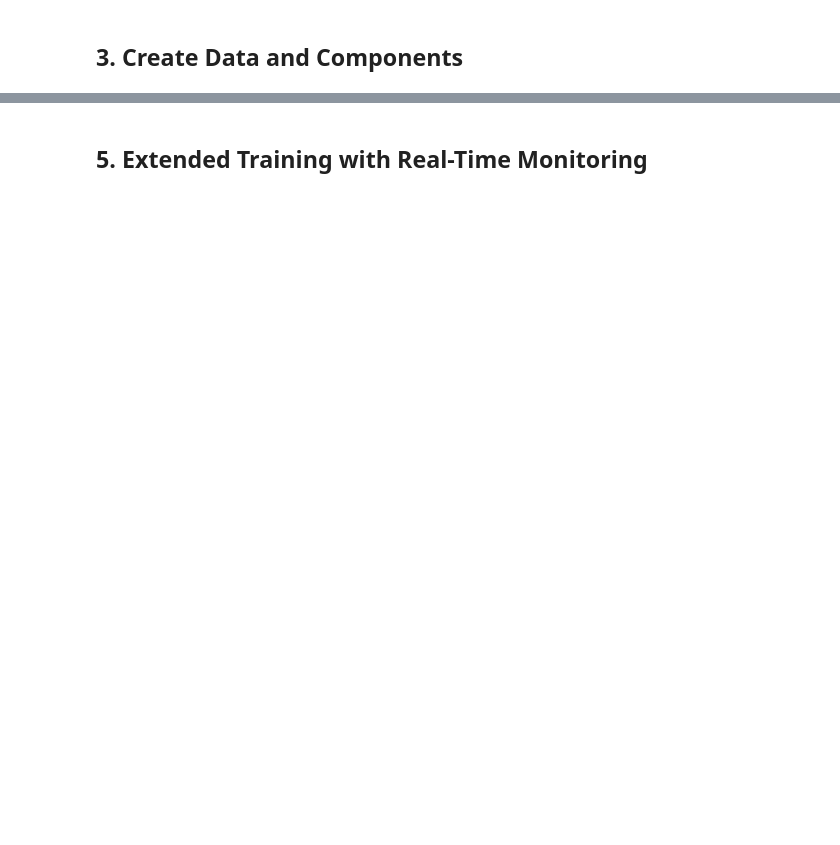
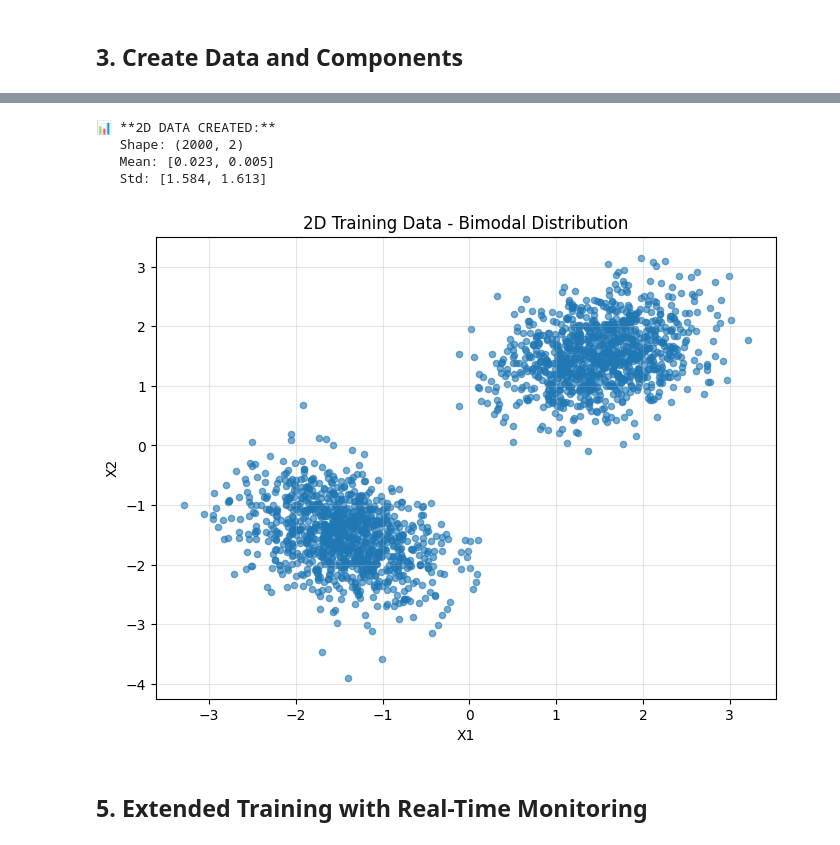
Before and after one commit to MarcoAntonioCartia/QNNCV, a Jupyter notebook: tutorials/new_architecture_qgan_wide.ipynb, the cells around one changed output, grey strips where cells are left out. Drawn from its saved outputs; the diff is of its cells as text; code cells hidden in the pictures; blank space fills up the shorter version.

```diff
--- a/tutorials/new_architecture_qgan_wide.ipynb
+++ b/tutorials/new_architecture_qgan_wide.ipynb
@@ -259,3 +142,54 @@ Enhanced training monitor created ✓
+# %%
+# Create your 2D synthetic data
+def create_2d_data(n_samples=100):
+    """Create interesting 2D data for quantum GAN training."""
+
+    # Two-mode mixture (like your bimodal data)
+    n_mode1 = n_samples // 2
+    n_mode2 = n_samples - n_mode1
+
+    # Mode 1: Gaussian cluster
+    mode1 = np.random.multivariate_normal(
+        mean=[1.5, 1.5],
+        cov=[[0.3, 0.1], [0.1, 0.3]],
+        size=n_mode1
+    )
+
+    # Mode 2: Gaussian cluster
+    mode2 = np.random.multivariate_normal(
+        mean=[-1.5, -1.5],
+        cov=[[0.3, -0.1], [-0.1, 0.3]],
+        size=n_mode2
+    )
+
+    # Combine
+    data = np.vstack([mode1, mode2])
+    np.random.shuffle(data)
+
+    return tf.constant(data, dtype=tf.float32)
+
+# Create dataset
+real_data = create_2d_data(2000)
+
+print("📊 **2D DATA CREATED:**")
+print(f"   Shape: {real_data.shape}")
+print(f"   Mean: [{real_data.numpy().mean(axis=0)[0]:.3f}, {real_data.numpy().mean(axis=0)[1]:.3f}]")
+print(f"   Std: [{real_data.numpy().std(axis=0)[0]:.3f}, {real_data.numpy().std(axis=0)[1]:.3f}]")
+
+# Visualize data
+plt.figure(figsize=(8, 6))
+plt.scatter(real_data[:, 0], real_data[:, 1], alpha=0.6, s=20)
+plt.title("2D Training Data - Bimodal Distribution")
+plt.xlabel("X1")
+plt.ylabel("X2")
+plt.grid(True, alpha=0.3)
+plt.show()
+# %% [output]
+📊 **2D DATA CREATED:**
+   Shape: (2000, 2)
+   Mean: [0.023, 0.005]
+   Std: [1.584, 1.613]
+[figure, added]
 # %% [markdown]
 ## 5. Extended Training with Real-Time Monitoring
 # %%
```
Also changed, not shown: parts of 10 cells of this notebook, 9 other files.
